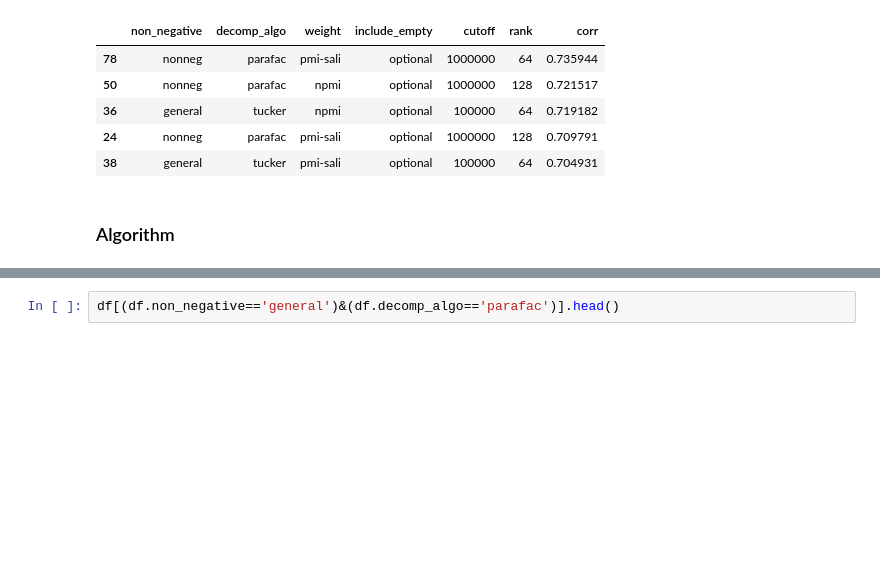
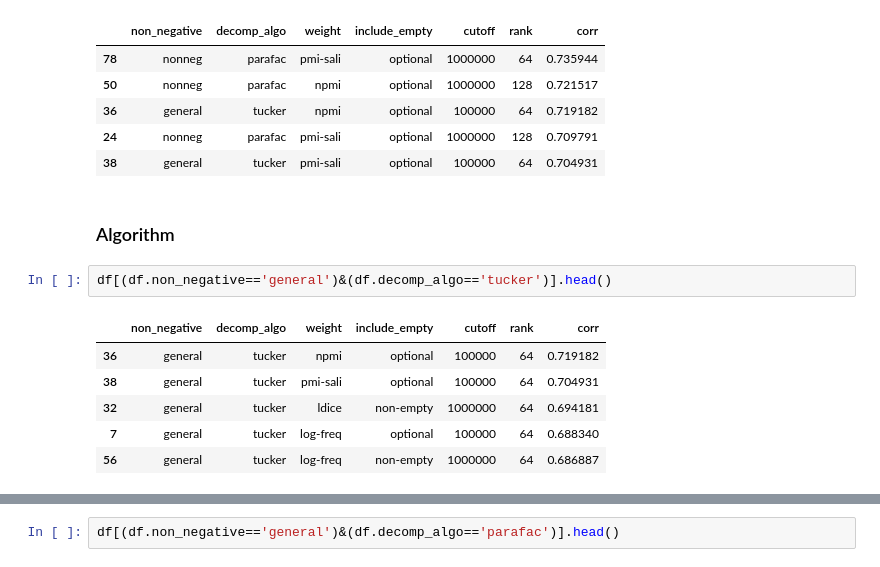
Before and after one commit to makrai/verb-tensor, a Jupyter notebook: eval.ipynb, the cells around one changed output, grey strips where cells are left out. Saved outputs shown, nothing was run; the diff lists cells and outputs as text; blank space fills up the shorter version.

```diff
--- a/eval.ipynb
+++ b/eval.ipynb
@@ -435,3 +435,12 @@ df.head()
 | 38 | general | tucker | pmi-sali | optional | 100000 | 64 | 0.704931 |
 # %% [markdown]
 ### Algorithm
+# %%
+df[(df.non_negative=='general')&(df.decomp_algo=='tucker')].head()
+# %% [output]
+|  | non_negative | decomp_algo | weight | include_empty | cutoff | rank | corr |
+| 36 | general | tucker | npmi | optional | 100000 | 64 | 0.719182 |
+| 38 | general | tucker | pmi-sali | optional | 100000 | 64 | 0.704931 |
+| 32 | general | tucker | ldice | non-empty | 1000000 | 64 | 0.694181 |
+| 7 | general | tucker | log-freq | optional | 100000 | 64 | 0.688340 |
+| 56 | general | tucker | log-freq | non-empty | 1000000 | 64 | 0.686887 |
```
Also changed, not shown: parts of 4 cells of this notebook.
